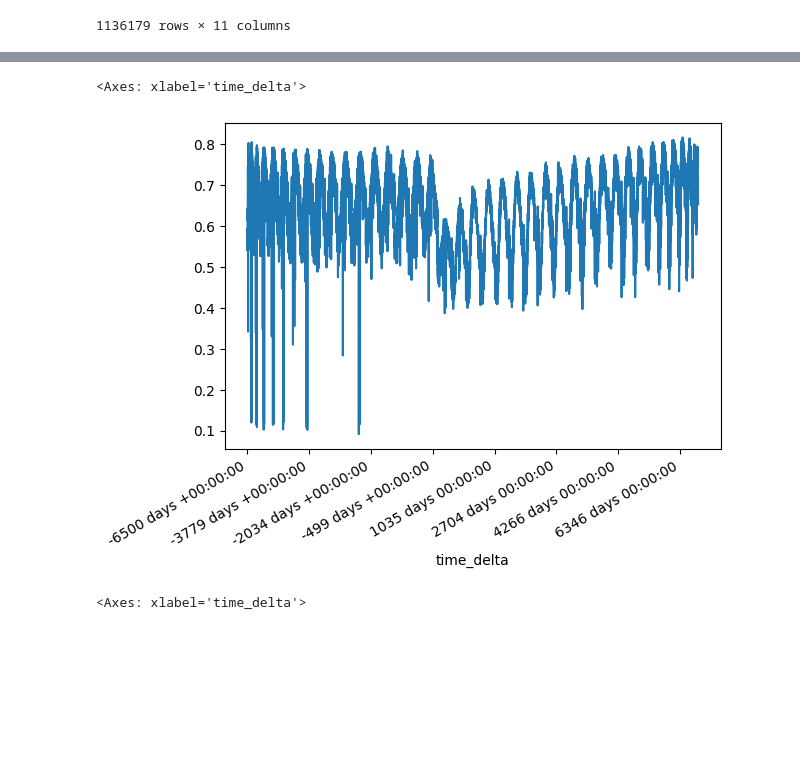
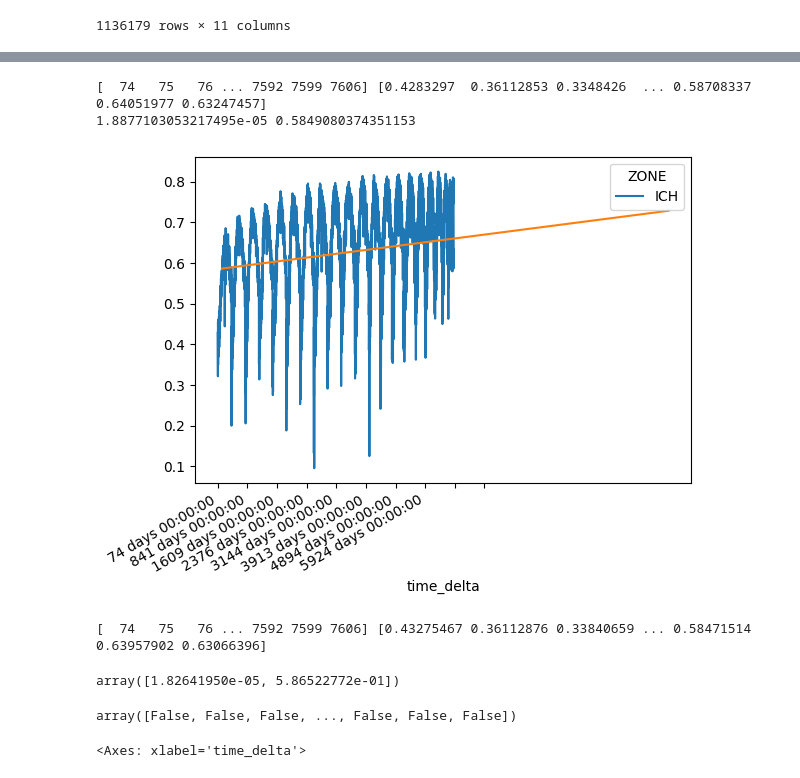
Before and after one commit to josephbuckingham/GIS-270, a Jupyter notebook: python_notebooks/n_day_after_analysis/n_day_after_analysis.ipynb, the cells around one changed output, grey strips where cells are left out. Drawn from its saved outputs; the diff is of its cells as text; code cells hidden in the pictures; blank space fills up the shorter version.

```diff
--- a/python_notebooks/n_day_after_analysis/n_day_after_analysis.ipynb
+++ b/python_notebooks/n_day_after_analysis/n_day_after_analysis.ipynb
@@ -10,11 +54,0 @@ fire = pd.read_csv('../../processing/fire_not_planted.csv').dropna()
-# %%
-def make_date(df):
-    df['date'] = pd.to_datetime(df['date'])
-    return df
-
-def days_after(df, ref_shp, shp_id):
-    shp = gpd.read_file(ref_shp)
-    shp['effective_date'] = pd.to_datetime(shp['raster_val'].astype(int) + 1, format='%Y')
-    ndvi_effected = df.set_index('ID').merge(shp.set_index(shp_id), left_index=True, right_index=True).drop('geometry', axis=1)
-    ndvi_effected['time_delta'] = pd.to_datetime(ndvi_effected['date']) - ndvi_effected['effective_date']
-    return ndvi_effected.reset_index()
@@ -103,8 +230,46 @@ days_after(fire, r'C:\dev\GIS-270\processing\fire_not_planted_uid\fire_not_plant
 # %%
-days_after(harvest, r'C:\dev\GIS-270\processing\harvest_not_planted_uid\harvest_not_planted_uid.shp', 'ID').groupby('time_delta').mean(numeric_only=True)['MedianValue'].plot()
+test = days_after(harvest, r'C:\dev\GIS-270\processing\harvest_not_planted_ecozone\harvest_not_planted_ecozone.gdb', 'ID').groupby(['ZONE', 'time_delta']).mean(numeric_only=True).reset_index()
-# %% [output]
-<Axes: xlabel='time_delta'>
-[figure, removed]
+# %%
+import matplotlib.pyplot as plt
+from datetime import timedelta
+
+
+pivot = test.pivot(index='time_delta', columns='ZONE', values='MedianValue')
+
+x = np.array([td.days for td in pivot.index])
+y = np.array(list(pivot['ICH']))
+
+x_f = x[(~np.isnan(list(pivot['ICH']))) & (x > 0)]
+y_f = y[(~np.isnan(list(pivot['ICH']))) & (x > 0)]
+
+print(x_f, y_f)
+
+m, b = np.polyfit(x_f, y_f, 1)
+
+pivot[['ICH']][pivot.index > timedelta(0)].plot()
+plt.plot(x_f, m*x_f + b)
+print(m,b)
+# %% [output]
+[  74   75   76 ... 7592 7599 7606] [0.4283297  0.36112853 0.3348426  ... 0.58708337 0.64051977 0.63247457]
+1.8877103053217495e-05 0.5849080374351153
+[figure, added]
+# %%
+x = np.array([td.days for td in pivot.index])
+y = np.array(list(pivot['ICH']))
+
+x_f = x[(~np.isnan(list(pivot['ICH']))) & (x > 0)]
+y_f = y[(~np.isnan(list(pivot['ICH']))) & (x > 0)]
+
+print(x_f, y_f)
+
+np.polyfit(x_f, y_f, 1)
+# %% [output]
+[  74   75   76 ... 7592 7599 7606] [0.43275467 0.36112876 0.33840659 ... 0.58471514 0.63957902 0.63066396]
+array([1.82641950e-05, 5.86522772e-01])
+# %%
+np.isnan(list(pivot['ICH']))
+# %% [output]
+array([False, False, False, ..., False, False, False])
 # %%
 days_after(replanted, r'C:\dev\GIS-270\disturbances_planted\disturbances_planted.gdb', 'ACTIVITY_TREATMENT_UNIT_ID').groupby('time_delta').mean(numeric_only=True)['MedianValue'].plot()
 # %% [output]
```
Also changed, not shown: parts of 16 cells of this notebook, 2 other files.
